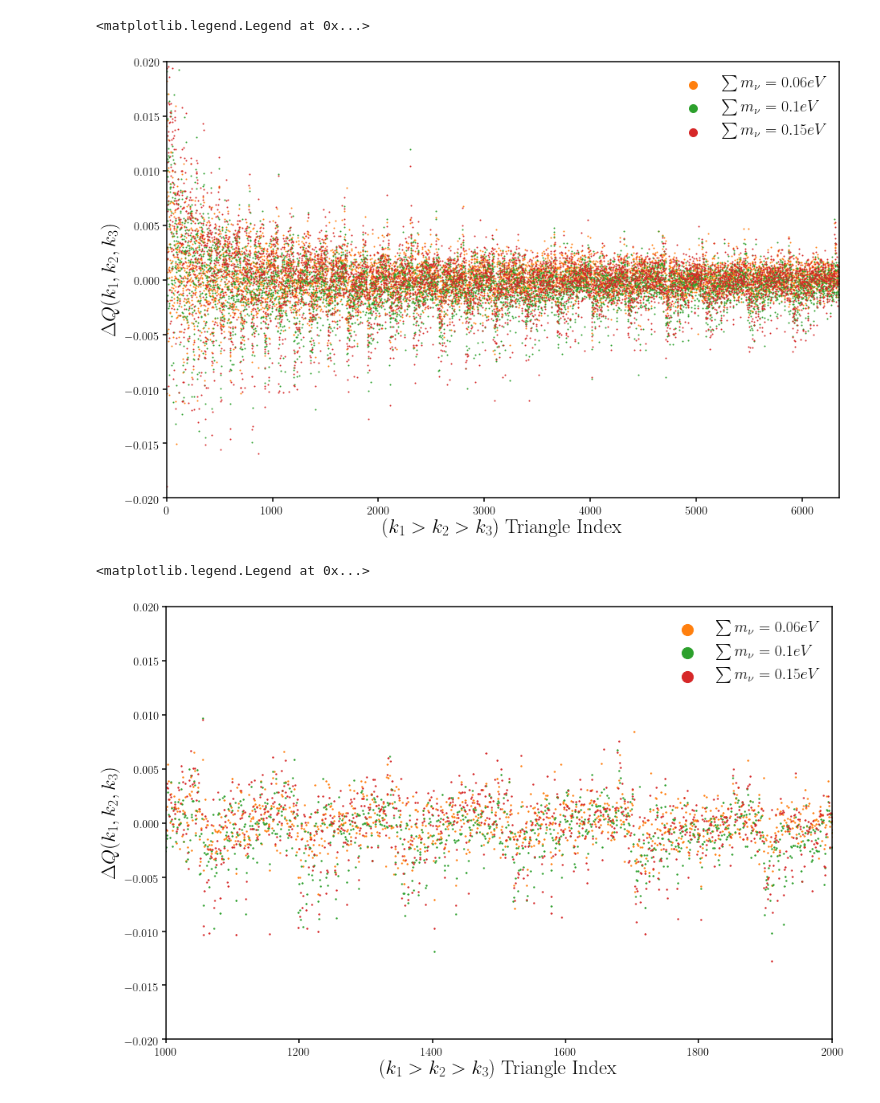
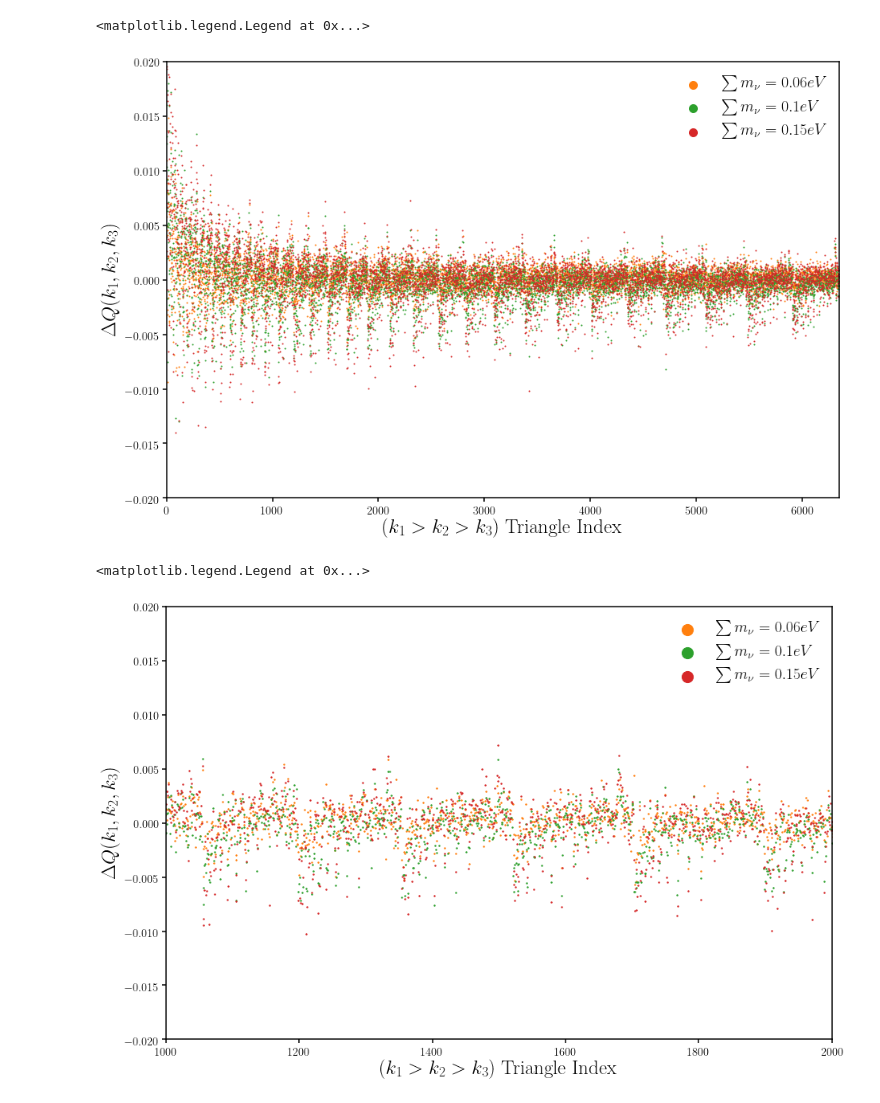
Before and after one commit to changhoonhahn/eMaNu, a Jupyter notebook: notebook/local_halo_bispectrum.ipynb, the cells around one changed output. Saved outputs shown, nothing was run; the diff lists cells and outputs as text; code cells hidden in the pictures.

```diff
--- a/notebook/local_halo_bispectrum.ipynb
+++ b/notebook/local_halo_bispectrum.ipynb
@@ -63,7 +63,7 @@ def readB123(mneut, i, nzbin, BorQ='Q'):
 fig = plt.figure(figsize=(10,20))
 for i, mneut in enumerate([0.0, 0.06, 0.1, 0.15]):
     sub = fig.add_subplot(4,1,i+1)
-    i_k, j_k, l_k, Q123, cnts = readB123(mneut, range(1,6), 4, BorQ='Q')
+    i_k, j_k, l_k, Q123, cnts = readB123(mneut, range(1,11), 4, BorQ='Q')
     sub = ePlots.plotBk('shape', i_k, j_k, l_k, Q123, cnts, nbin=50, ax=sub, cmap='RdBu')
     sub.set_title(r'$\sum m_\nu ='+str(mneut)+'eV$', fontsize=25)
 fig.subplots_adjust(hspace=0.4)
@@ -80,7 +76,7 @@ y_bins = np.linspace(0.5, 1., (nbin//2) + 1)
 
 fig = plt.figure(figsize=(10,15))
 for i, mneut in enumerate([0.0, 0.06, 0.1, 0.15]):
-    i_k, j_k, l_k, Q123, cnts = readB123(mneut, range(1,6), 4, BorQ='Q')
+    i_k, j_k, l_k, Q123, cnts = readB123(mneut, range(1,11), 4, BorQ='Q')
     if i == 0:
         Q123_0 = Q123
     else:
@@ -98,7 +94,7 @@ fig.subplots_adjust(hspace=0.4)
 fig = plt.figure(figsize=(15,10))
 sub = fig.add_subplot(111)
 for i, mneut in enumerate([0.0, 0.06, 0.1, 0.15]):
-    i_k, j_k, l_k, Q123, cnts = readB123(mneut, range(1,6), 4, BorQ='Q')
+    i_k, j_k, l_k, Q123, cnts = readB123(mneut, range(1,11), 4, BorQ='Q')
     sub.scatter(range(len(Q123)), Q123, c='C'+str(i), s=1, label=r'$\sum m_\nu ='+str(mneut)+'eV$')
     sub.set_xlabel('$(k_1 > k_2 > k_3)$ Triangle Index', fontsize=25)
     sub.set_xlim([0, len(Q123)])
@@ -112,7 +108,7 @@ sub.legend(loc='upper right', markerscale=10, fontsize=20)
 fig = plt.figure(figsize=(15,10))
 sub = fig.add_subplot(111)
 for i, mneut in enumerate([0.0, 0.06, 0.1, 0.15]):
-    i_k, j_k, l_k, Q123, cnts = readB123(mneut, range(1,6), 4, BorQ='Q')
+    i_k, j_k, l_k, Q123, cnts = readB123(mneut, range(1,11), 4, BorQ='Q')
     if i == 0:
         Q123_0 = Q123
     else:
@@ -124,21 +120,21 @@ sub.set_ylim([-0.02, 0.02])
 sub.legend(loc='upper right', markerscale=10, fontsize=20)
 # %% [output]
 <matplotlib.legend.Legend at 0x...>
-[figure, old version]
+[figure, new version]
 # %%
 fig = plt.figure(figsize=(15,10))
 sub = fig.add_subplot(111)
 for i, mneut in enumerate([0.0, 0.06, 0.1, 0.15]):
-    i_k, j_k, l_k, Q123, cnts = readB123(mneut, range(1,6), 4, BorQ='Q')
+    i_k, j_k, l_k, Q123, cnts = readB123(mneut, range(1,11), 4, BorQ='Q')
     if i == 0:
         Q123_0 = Q123
     else:
         sub.scatter(range(len(Q123)), Q123-Q123_0, c='C'+str(i), s=2, label=r'$\sum m_\nu ='+str(mneut)+'eV$')
 sub.set_xlabel('$(k_1 > k_2 > k_3)$ Triangle Index', fontsize=25)
 sub.set_xlim([1000, 2000])
 sub.set_ylabel('$\Delta Q(k_1, k_2, k_3)$', fontsize=25)
 sub.set_ylim([-0.02, 0.02])
 sub.legend(loc='upper right', markerscale=10, fontsize=20)
 # %% [output]
 <matplotlib.legend.Legend at 0x...>
-[figure, old version]
+[figure, new version]
```
Also changed, not shown: parts of 3 cells of this notebook, 2 other files.
